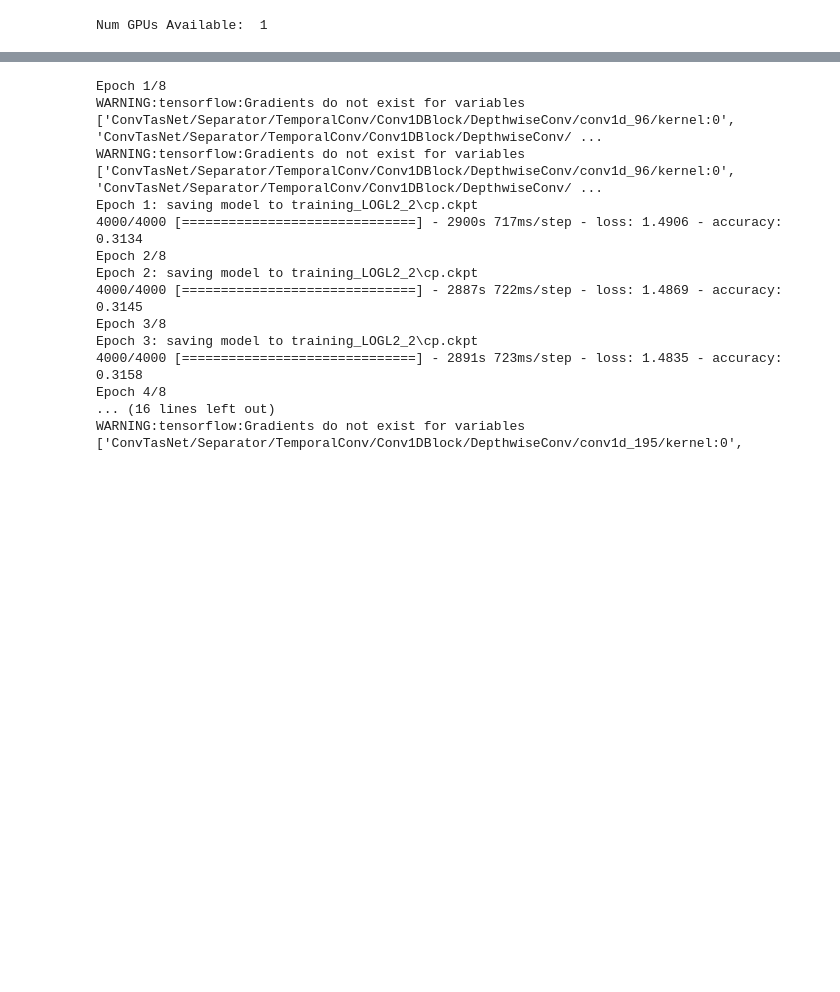
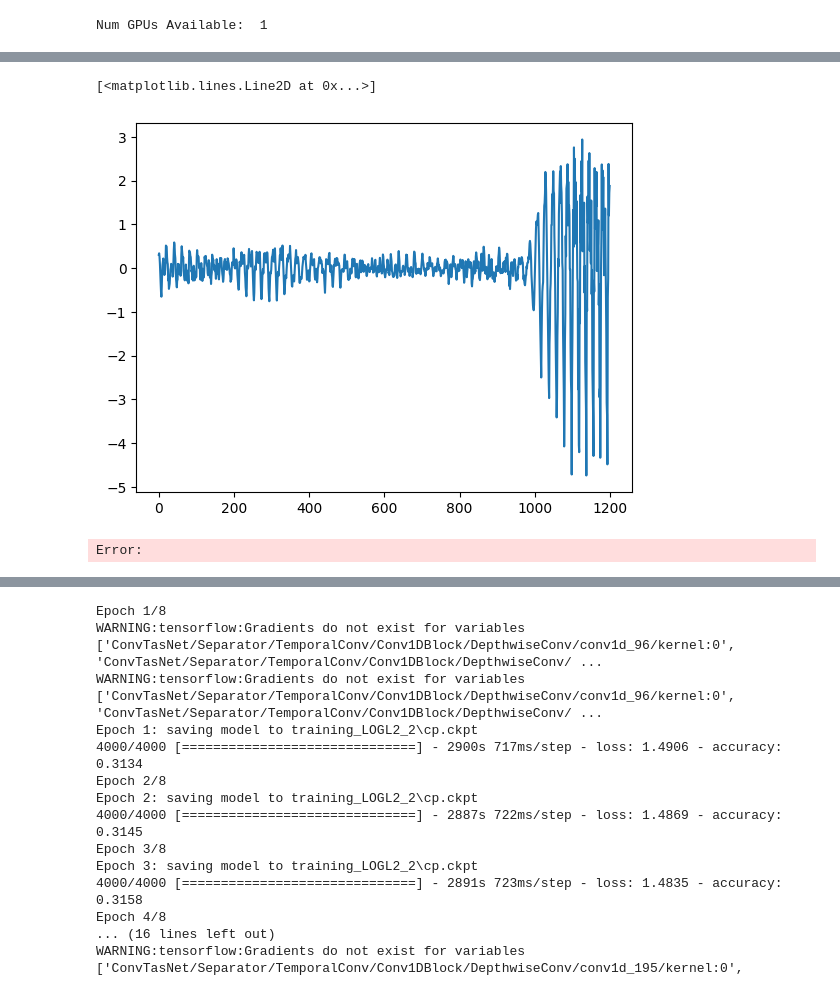
Before and after one commit to jambory/MusicSourceSeparation, a Jupyter notebook: nn_implementation/testing_convtas.ipynb, the cells around one changed output, grey strips where cells are left out. Cells and saved outputs as stored; diff of their text form; code cells hidden in the pictures; blank space fills up the shorter version.

Commit message:
updated a lot of residual analysis, changed some data, and finally impletemented a functional SDR loss

```diff
--- a/nn_implementation/testing_convtas.ipynb
+++ b/nn_implementation/testing_convtas.ipynb
@@ -39,3 +95,11 @@ def make_med_dataset():
 make_med_dataset()
 # %%
 dataset = tf.data.Dataset.load(f'tensors/tensor_dataset_medium')
+# %%
+dataset_small = tf.data.Dataset.load(f'data_v2/tensor_dataset_small_3')
+# %%
+for i, batch in enumerate(dataset_small):
+    if i==0:
+        x_0,y_0 = batch
+    break
+x_0.shape
@@ -78,0 +250,8 @@ def create_fit_save(dataset, epochs=10):
+# %%
+# s_hat = cnn(x_0)
+# plt.plot(s_hat[1,1,:])
+plt.plot(y_0[0,0,:])
+# %% [output]
+[<matplotlib.lines.Line2D at 0x...>]
+[figure, added]
+Error:
```
Also changed, not shown: parts of 31 cells of this notebook, 9 other files.
